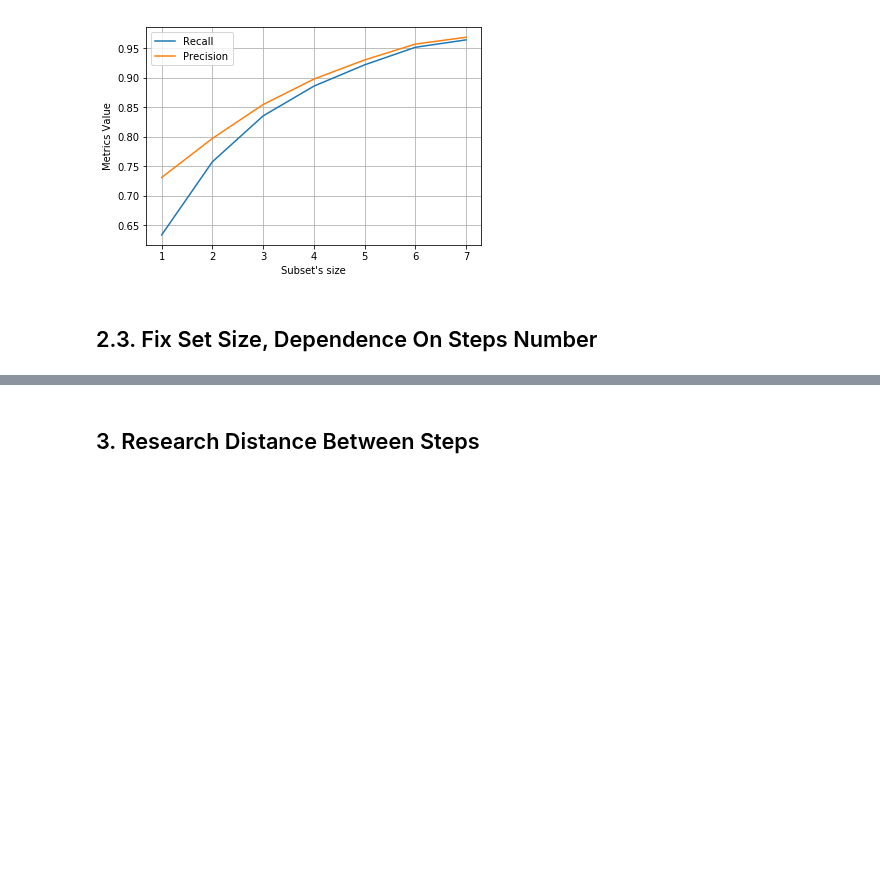
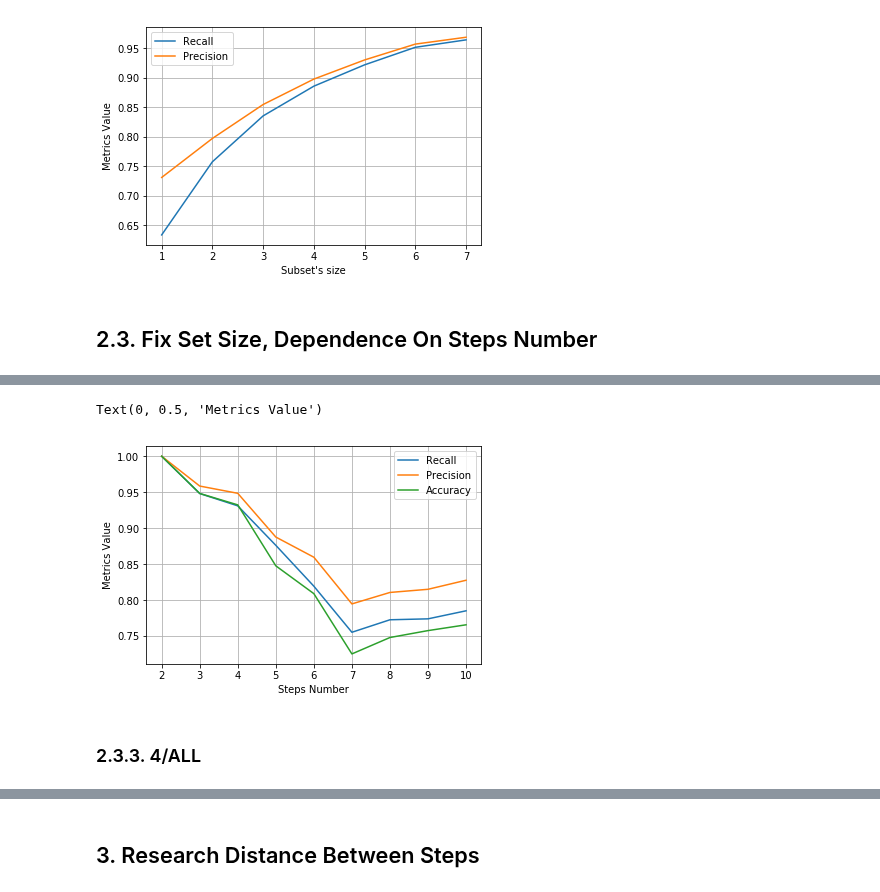
Before and after one commit to ASEDOS999/SearchScript, a Jupyter notebook: SemanticAnalysis/Experiments/ScriptsSteps/Steps.ipynb, the cells around one changed output, grey strips where cells are left out. Cells and saved outputs as stored; diff of their text form; code cells hidden in the pictures; blank space fills up the shorter version.

```diff
--- a/SemanticAnalysis/Experiments/ScriptsSteps/Steps.ipynb
+++ b/SemanticAnalysis/Experiments/ScriptsSteps/Steps.ipynb
@@ -335,0 +399,6 @@ Text(0, 0.5, 'Metrics Value')
+# %%
+import pandas as pd
+Q = np.array(res)
+pd.DataFrame(Q,
+             columns = ['Recall', 'Precision', 'Accuracy'],
+             index = [i for i in range(2, 11)])
@@ -335,0 +416,17 @@ Text(0, 0.5, 'Metrics Value')
+# %%
+import matplotlib.pyplot as plt
+%matplotlib inline
+x = [i for i in range(2, Q.shape[0]+2)]
+y1, y2, y3 = Q[:,0], Q[:,1], Q[:, 2]
+plt.plot(x, y1)
+plt.plot(x, y2)
+plt.plot(x, y3)
+plt.legend(['Recall', 'Precision', 'Accuracy'])
+plt.grid()
+plt.xlabel("Steps Number")
+plt.ylabel('Metrics Value')
+# %% [output]
+Text(0, 0.5, 'Metrics Value')
+[figure, added]
+# %% [markdown]
+### 2.3.3. 4/ALL
```
Also changed, not shown: parts of 10 cells of this notebook.
